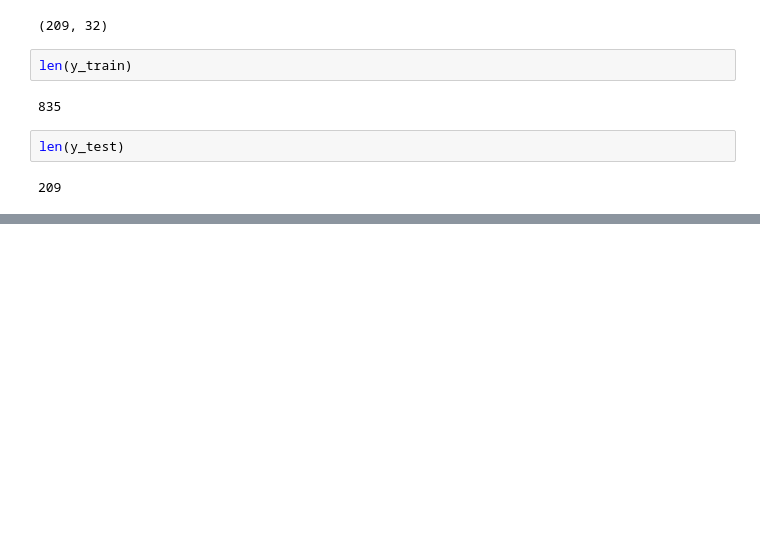
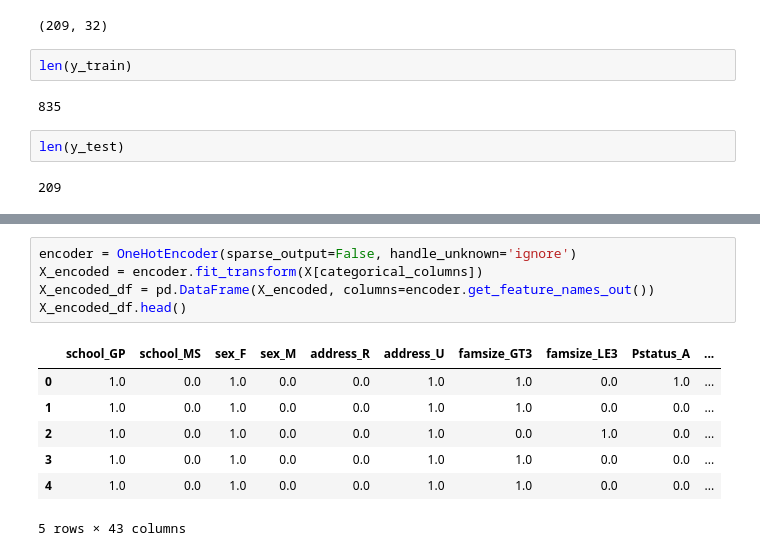
Before and after one commit to PraddyumnYadav/Grade-Predictor, a Jupyter notebook: Grade_Predictor.ipynb, the cells around one changed output, grey strips where cells are left out. Cells and saved outputs as stored; diff of their text form; blank space fills up the shorter version.

```diff
--- a/Grade_Predictor.ipynb
+++ b/Grade_Predictor.ipynb
@@ -167,0 +178,13 @@ len(y_test)
+# %%
+encoder = OneHotEncoder(sparse_output=False, handle_unknown='ignore')
+X_encoded = encoder.fit_transform(X[categorical_columns])
+X_encoded_df = pd.DataFrame(X_encoded, columns=encoder.get_feature_names_out())
+X_encoded_df.head()
+# %% [output]
+|  | school_GP | school_MS | sex_F | sex_M | address_R | address_U | famsize_GT3 | famsize_LE3 | Pstatus_A | ... |
+| 0 | 1.0 | 0.0 | 1.0 | 0.0 | 0.0 | 1.0 | 1.0 | 0.0 | 1.0 | ... |
+| 1 | 1.0 | 0.0 | 1.0 | 0.0 | 0.0 | 1.0 | 1.0 | 0.0 | 0.0 | ... |
+| 2 | 1.0 | 0.0 | 1.0 | 0.0 | 0.0 | 1.0 | 0.0 | 1.0 | 0.0 | ... |
+| 3 | 1.0 | 0.0 | 1.0 | 0.0 | 0.0 | 1.0 | 1.0 | 0.0 | 0.0 | ... |
+| 4 | 1.0 | 0.0 | 1.0 | 0.0 | 0.0 | 1.0 | 1.0 | 0.0 | 0.0 | ... |
+5 rows × 43 columns
```
Also changed, not shown: parts of 8 cells of this notebook.
